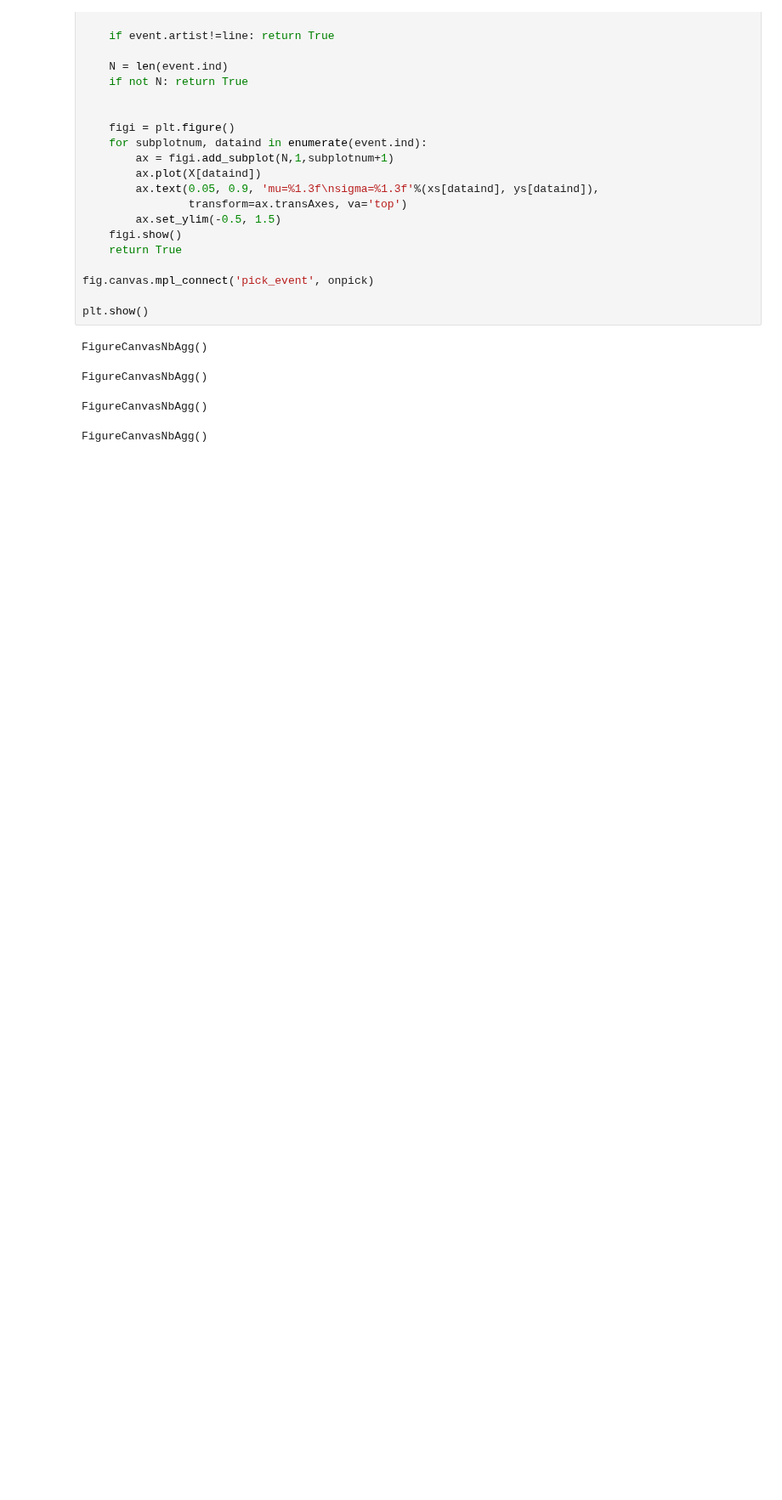
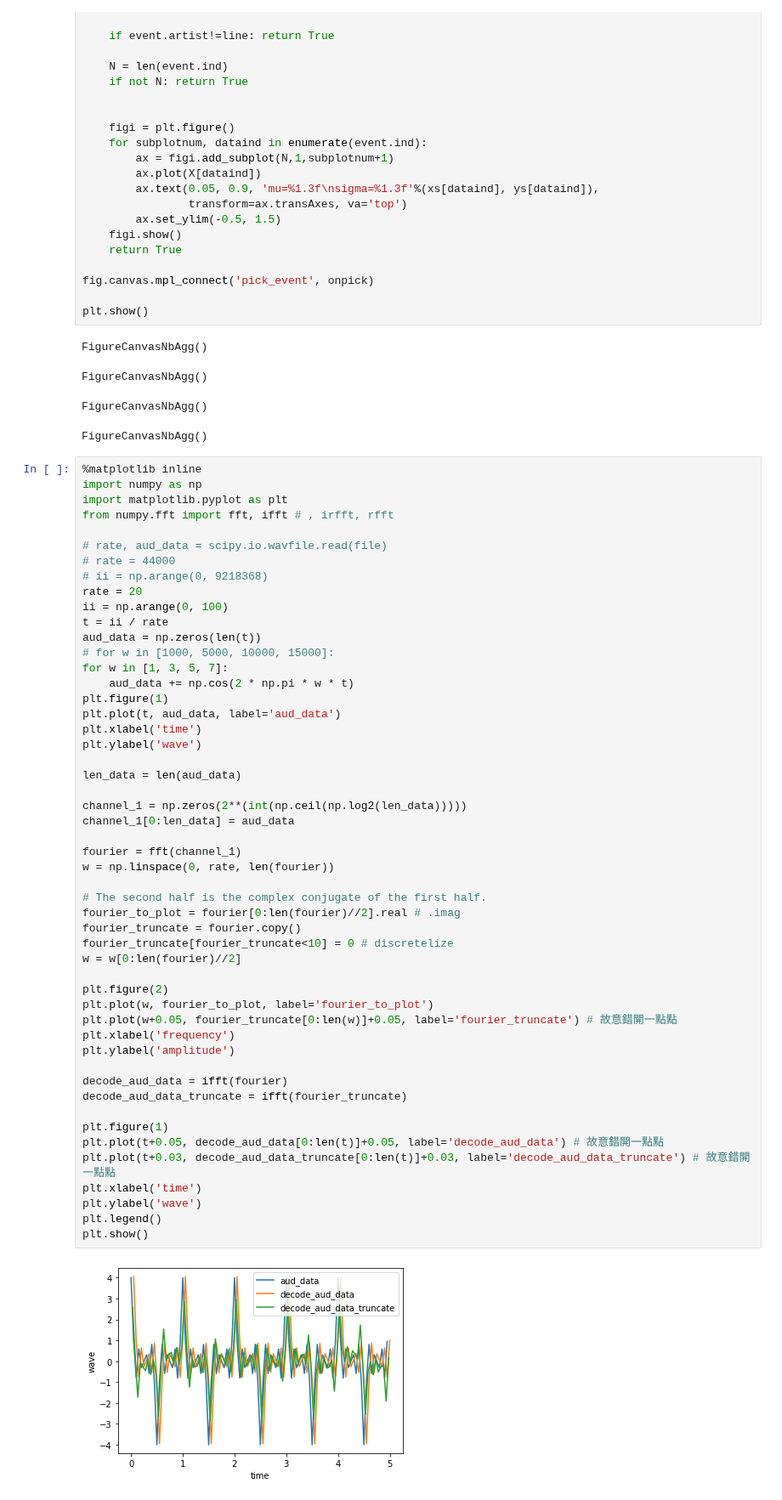
Before and after one commit to kuiyochen/Python_ML_learning, a Jupyter notebook: Testing_Place.ipynb, the cells around one changed output. Shown at 85% size. Saved outputs shown, nothing was run; the diff lists cells and outputs as text; blank space fills up the shorter version.

```diff
--- a/Testing_Place.ipynb
+++ b/Testing_Place.ipynb
@@ -763,3 +763,56 @@ FigureCanvasNbAgg()
 FigureCanvasNbAgg()
 FigureCanvasNbAgg()
 FigureCanvasNbAgg()
+# %%
+%matplotlib inline
+import numpy as np
+import matplotlib.pyplot as plt
+from numpy.fft import fft, ifft # , irfft, rfft
+
+# rate, aud_data = scipy.io.wavfile.read(file)
+# rate = 44000
+# ii = np.arange(0, 9218368)
+rate = 20
+ii = np.arange(0, 100)
+t = ii / rate
+aud_data = np.zeros(len(t))
+# for w in [1000, 5000, 10000, 15000]:
+for w in [1, 3, 5, 7]:
+    aud_data += np.cos(2 * np.pi * w * t)
+plt.figure(1)
+plt.plot(t, aud_data, label='aud_data')
+plt.xlabel('time')
+plt.ylabel('wave')
+
+len_data = len(aud_data)
+
+channel_1 = np.zeros(2**(int(np.ceil(np.log2(len_data)))))
+channel_1[0:len_data] = aud_data
+
+fourier = fft(channel_1)
+w = np.linspace(0, rate, len(fourier))
+
+# The second half is the complex conjugate of the first half.
+fourier_to_plot = fourier[0:len(fourier)//2].real # .imag
+fourier_truncate = fourier.copy()
+fourier_truncate[fourier_truncate<10] = 0 # discretelize
+w = w[0:len(fourier)//2]
+
+plt.figure(2)
+plt.plot(w, fourier_to_plot, label='fourier_to_plot')
+plt.plot(w+0.05, fourier_truncate[0:len(w)]+0.05, label='fourier_truncate') # 故意錯開一點點
+plt.xlabel('frequency')
+plt.ylabel('amplitude')
+
+decode_aud_data = ifft(fourier)
+decode_aud_data_truncate = ifft(fourier_truncate)
+
+plt.figure(1)
+plt.plot(t+0.05, decode_aud_data[0:len(t)]+0.05, label='decode_aud_data') # 故意錯開一點點
+plt.plot(t+0.03, decode_aud_data_truncate[0:len(t)]+0.03, label='decode_aud_data_truncate') # 故意錯開一點點
+plt.xlabel('time')
+plt.ylabel('wave')
+plt.legend()
+plt.show()
+# %% [output]
+[figure, added]
```
Also changed, not shown: parts of 1 cell of this notebook, 3 other files.
